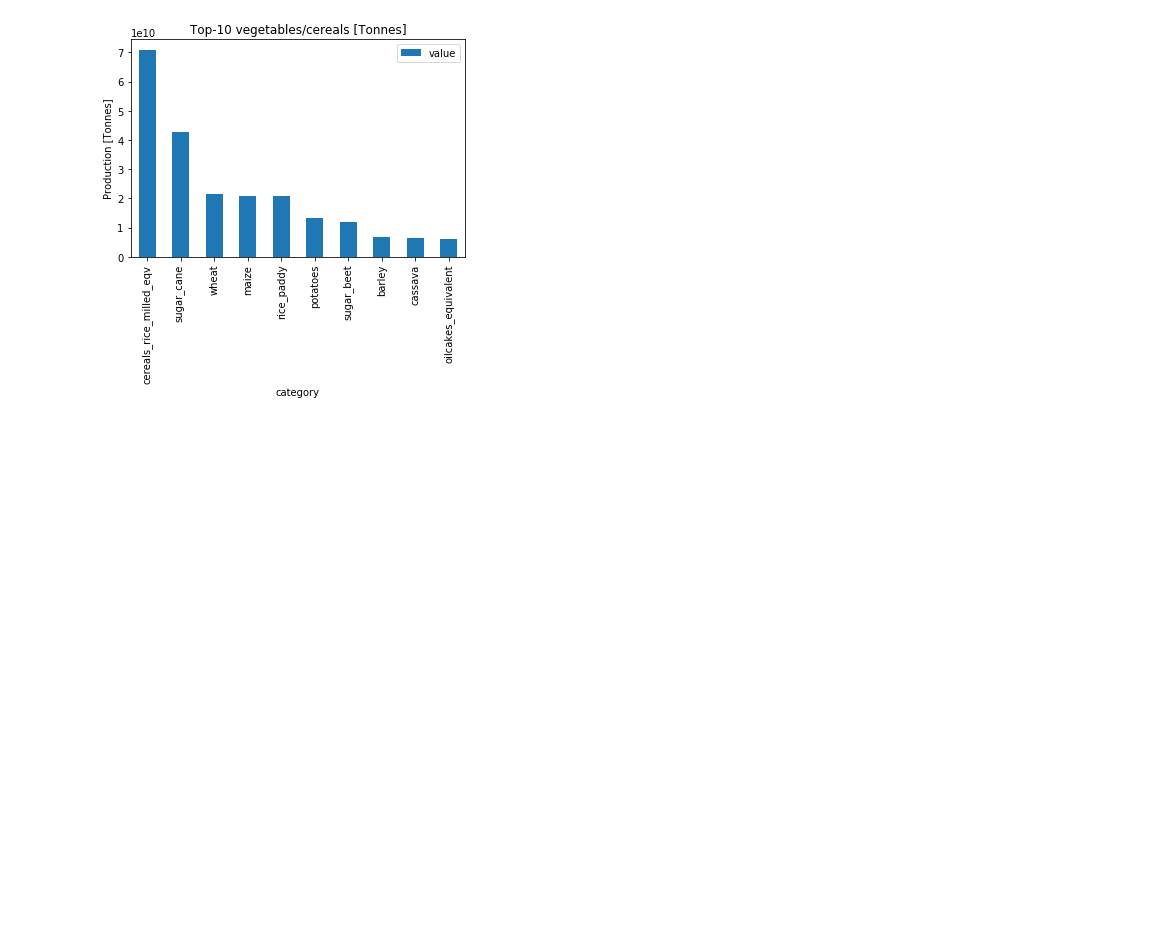
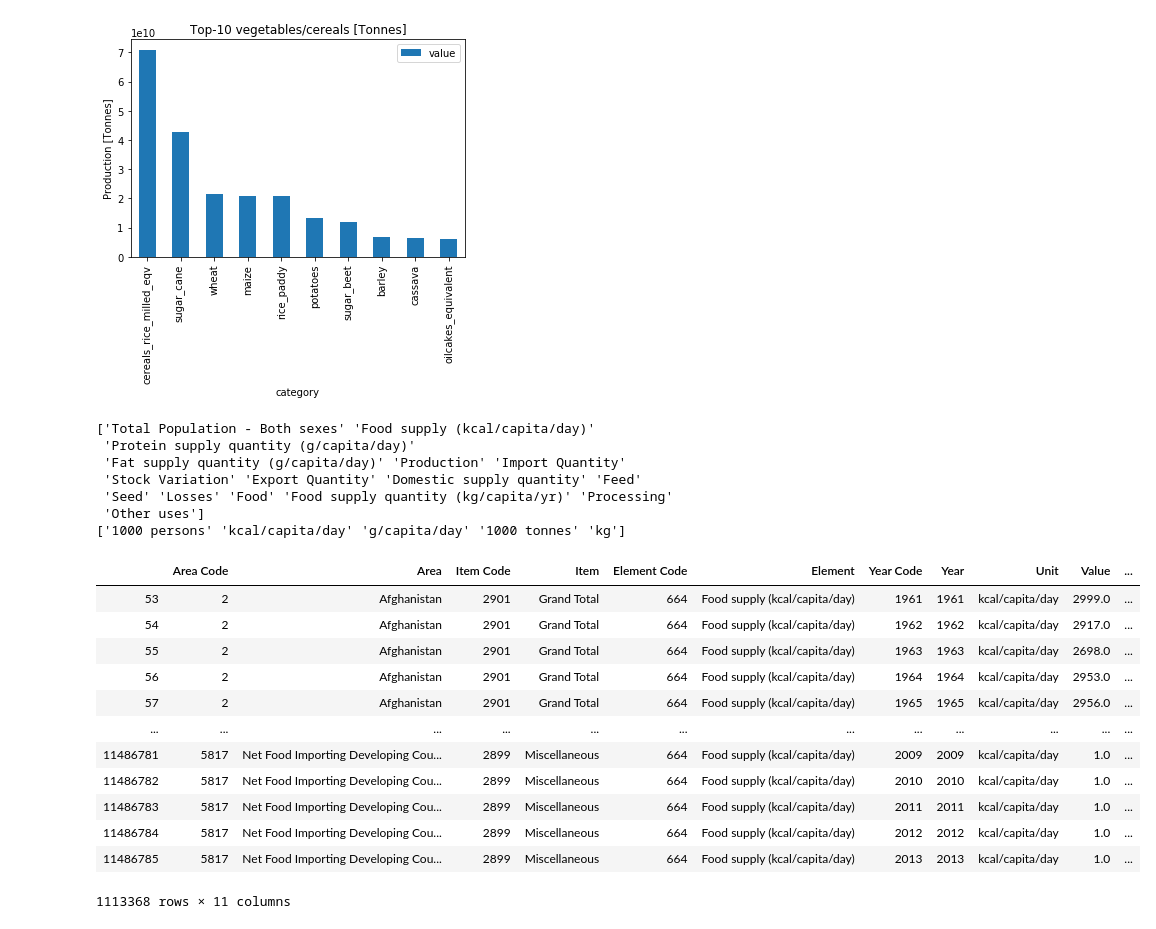
Before and after one commit to tileb1/global-food-statistics, a Jupyter notebook: descriptive_analysis.ipynb, the cells around one changed output. Saved outputs shown, nothing was run; the diff lists cells and outputs as text; code cells hidden in the pictures; blank space fills up the shorter version.

```diff
--- a/descriptive_analysis.ipynb
+++ b/descriptive_analysis.ipynb
@@ -368,0 +369,25 @@ fao_crops_df.year.unique()
+# %%
+print(food_balance_df.Element.unique())
+print(food_balance_df.Unit.unique())
+food_balance_df[food_balance_df.Unit == 'kcal/capita/day']
+# %% [output]
+['Total Population - Both sexes' 'Food supply (kcal/capita/day)'
+ 'Protein supply quantity (g/capita/day)'
+ 'Fat supply quantity (g/capita/day)' 'Production' 'Import Quantity'
+ 'Stock Variation' 'Export Quantity' 'Domestic supply quantity' 'Feed'
+ 'Seed' 'Losses' 'Food' 'Food supply quantity (kg/capita/yr)' 'Processing'
+ 'Other uses']
+['1000 persons' 'kcal/capita/day' 'g/capita/day' '1000 tonnes' 'kg']
+|  | Area Code | Area | Item Code | Item | Element Code | Element | Year Code | Year | Unit | Value | ... |
+| 53 | 2 | Afghanistan | 2901 | Grand Total | 664 | Food supply (kcal/capita/day) | 1961 | 1961 | kcal/capita/day | 2999.0 | ... |
+| 54 | 2 | Afghanistan | 2901 | Grand Total | 664 | Food supply (kcal/capita/day) | 1962 | 1962 | kcal/capita/day | 2917.0 | ... |
+| 55 | 2 | Afghanistan | 2901 | Grand Total | 664 | Food supply (kcal/capita/day) | 1963 | 1963 | kcal/capita/day | 2698.0 | ... |
+| 56 | 2 | Afghanistan | 2901 | Grand Total | 664 | Food supply (kcal/capita/day) | 1964 | 1964 | kcal/capita/day | 2953.0 | ... |
+| 57 | 2 | Afghanistan | 2901 | Grand Total | 664 | Food supply (kcal/capita/day) | 1965 | 1965 | kcal/capita/day | 2956.0 | ... |
+| ... | ... | ... | ... | ... | ... | ... | ... | ... | ... | ... | ... |
+| 11486781 | 5817 | Net Food Importing Developing Cou... | 2899 | Miscellaneous | 664 | Food supply (kcal/capita/day) | 2009 | 2009 | kcal/capita/day | 1.0 | ... |
+| 11486782 | 5817 | Net Food Importing Developing Cou... | 2899 | Miscellaneous | 664 | Food supply (kcal/capita/day) | 2010 | 2010 | kcal/capita/day | 1.0 | ... |
+| 11486783 | 5817 | Net Food Importing Developing Cou... | 2899 | Miscellaneous | 664 | Food supply (kcal/capita/day) | 2011 | 2011 | kcal/capita/day | 1.0 | ... |
+| 11486784 | 5817 | Net Food Importing Developing Cou... | 2899 | Miscellaneous | 664 | Food supply (kcal/capita/day) | 2012 | 2012 | kcal/capita/day | 1.0 | ... |
+| 11486785 | 5817 | Net Food Importing Developing Cou... | 2899 | Miscellaneous | 664 | Food supply (kcal/capita/day) | 2013 | 2013 | kcal/capita/day | 1.0 | ... |
+1113368 rows × 11 columns
```
Also changed, not shown: parts of 6 cells of this notebook, 1 other file.
